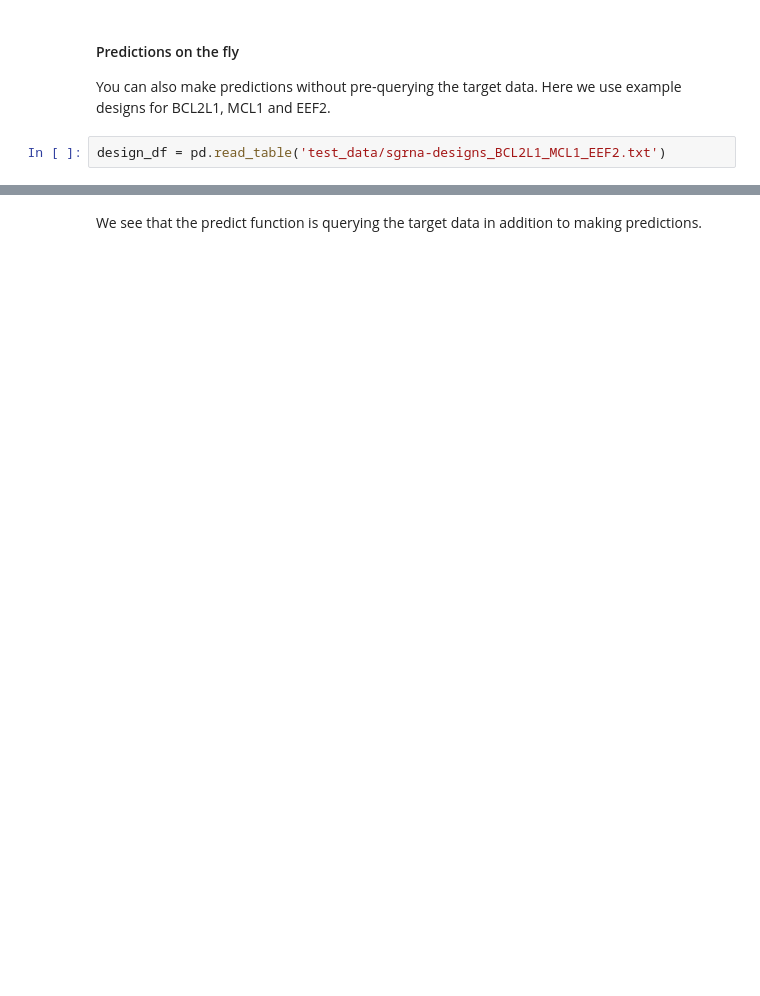
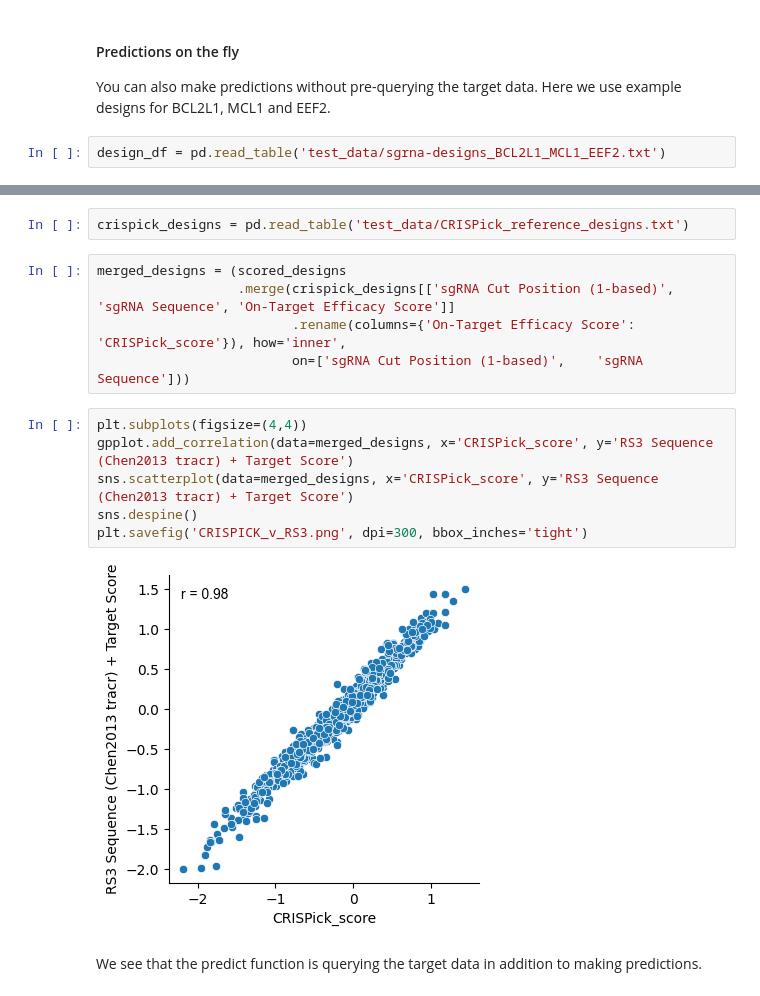
Before and after one commit to gpp-rnd/rs3, a Jupyter notebook: index.ipynb, the cells around one changed output, grey strips where cells are left out. Saved outputs shown, nothing was run; the diff lists cells and outputs as text; blank space fills up the shorter version.

```diff
--- a/index.ipynb
+++ b/index.ipynb
@@ -414,3 +429,18 @@ Getting conservation
+# %%
+crispick_designs = pd.read_table('test_data/CRISPick_reference_designs.txt')
+# %%
+merged_designs = (scored_designs
+                  .merge(crispick_designs[['sgRNA Cut Position (1-based)',	'sgRNA Sequence', 'On-Target Efficacy Score']]
+                         .rename(columns={'On-Target Efficacy Score': 'CRISPick_score'}), how='inner',
+                         on=['sgRNA Cut Position (1-based)',	'sgRNA Sequence']))
+# %%
+plt.subplots(figsize=(4,4))
+gpplot.add_correlation(data=merged_designs, x='CRISPick_score', y='RS3 Sequence (Chen2013 tracr) + Target Score')
+sns.scatterplot(data=merged_designs, x='CRISPick_score', y='RS3 Sequence (Chen2013 tracr) + Target Score')
+sns.despine()
+plt.savefig('CRISPICK_v_RS3.png', dpi=300, bbox_inches='tight')
+# %% [output]
+[figure, added]
 # %% [markdown]
 We see that the predict function is querying the target data in addition
 to making predictions.
```
Also changed, not shown: parts of 6 cells of this notebook, 18 other files.
